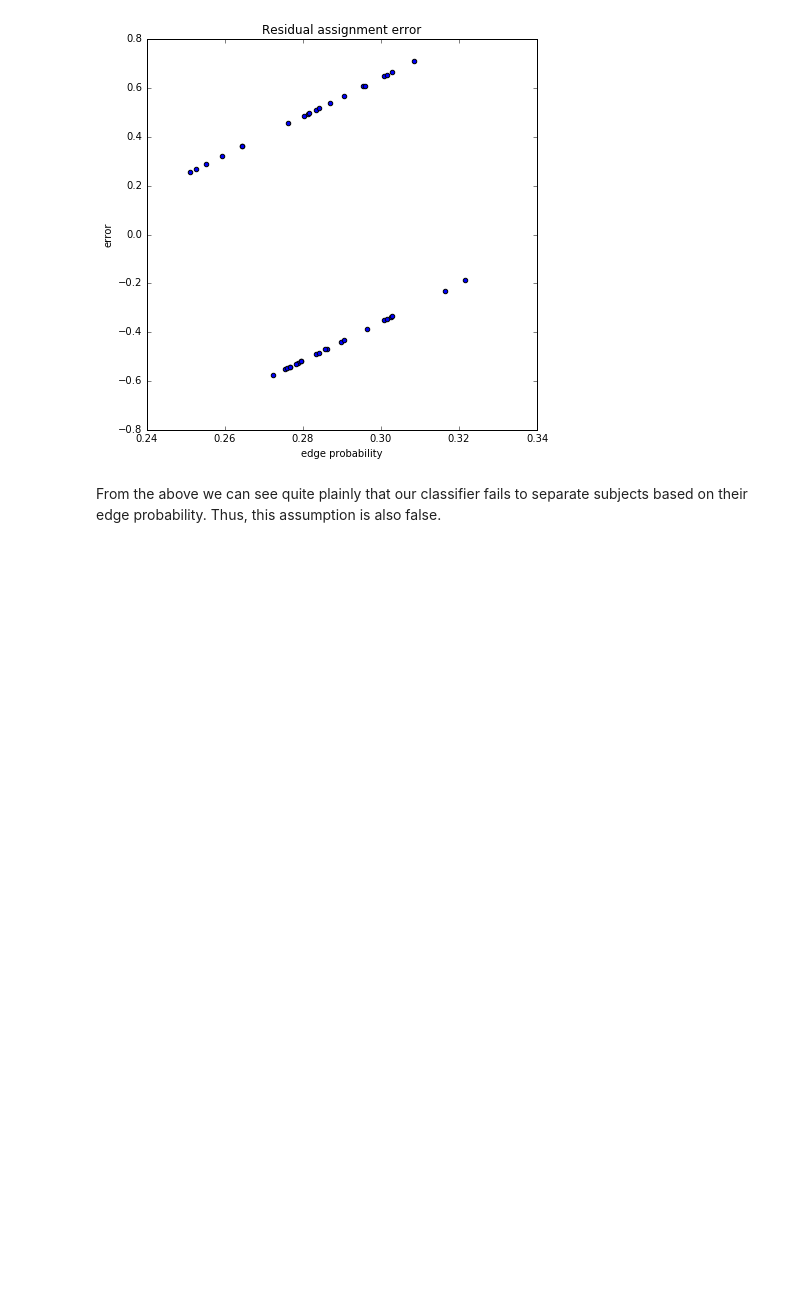
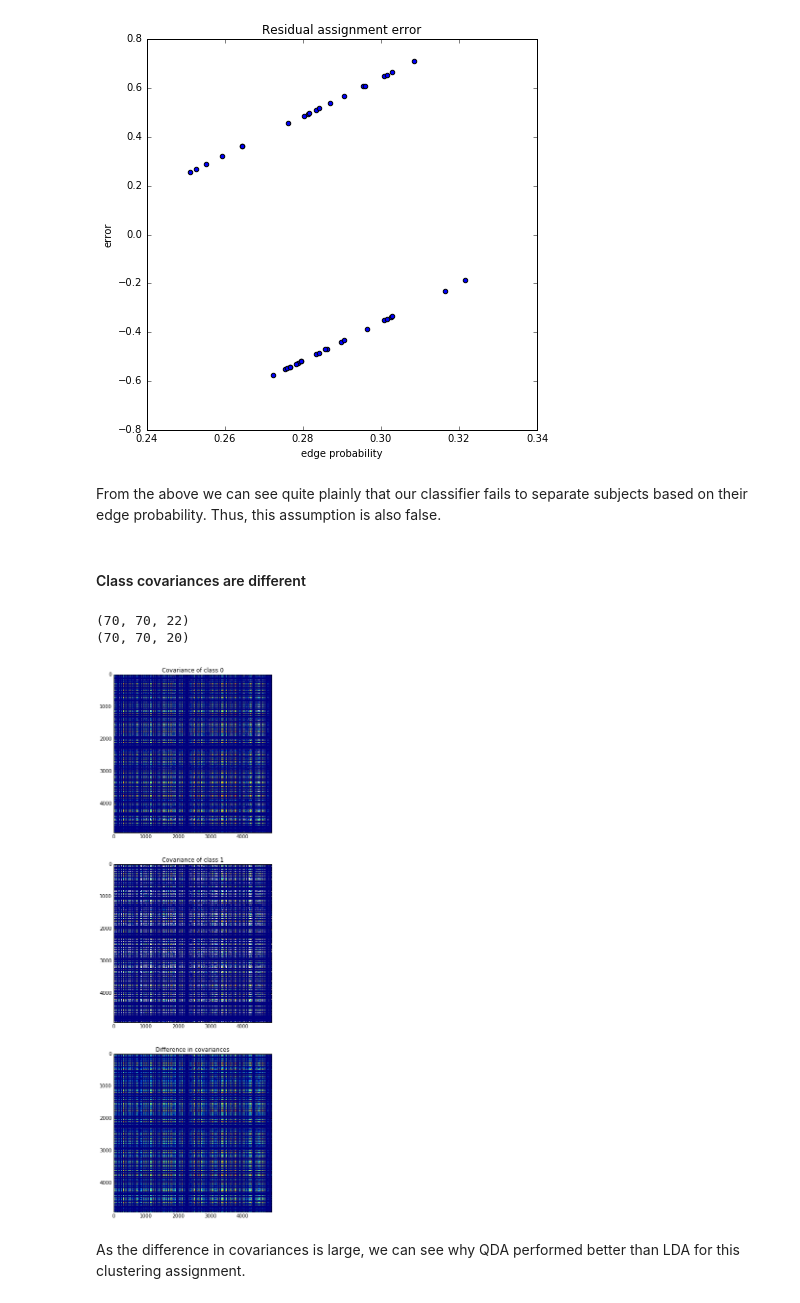
Before and after one commit to Upward-Spiral-Science/TA, a Jupyter notebook: code/test_assumptions.ipynb, the cells around one changed output. Cells and saved outputs as stored; diff of their text form; code cells hidden in the pictures; blank space fills up the shorter version.

```diff
--- a/code/test_assumptions.ipynb
+++ b/code/test_assumptions.ipynb
@@ -271,3 +271,46 @@ plt.show()
 [figure]
 # %% [markdown]
 From the above we can see quite plainly that our classifier fails to separate subjects based on their edge probability. Thus, this assumption is also false.
+# %% [markdown]
+#### Class covariances are different
+# %%
+g_0 = np.zeros((70, 70, sum([1 if x == 0 else 0 for x in y])))
+g_1 = np.zeros((70, 70, sum([1 if x == 1 else 0 for x in y])))
+
+c0=0
+c1=0
+for idx, val in enumerate(y):
+    if val == 0:
+        g_0[:,:,c1] = X[:,:,idx]
+        c0 += 1
+    else:
+        g_1[:,:,c1] = X[:,:,idx]
+        c1 +=1
+print g_0.shape
+print g_1.shape
+
+vect_0 = np.reshape(g_0, (g_0.shape[0]**2, g_0.shape[2]))
+covar_0 = np.cov(vect_0)
+vect_1 = np.reshape(g_1, (g_1.shape[0]**2, g_1.shape[2]))
+covar_1 = np.cov(vect_1)
+
+plt.figure(figsize=(10,20))
+plt.subplot(311)
+plt.imshow(np.log(covar_0+1))
+plt.clim([0, np.log(np.max(np.max(covar_0)))])
+plt.title('Covariance of class 0')
+plt.subplot(312)
+plt.imshow(np.log(covar_1+1))
+plt.clim([0, np.log(np.max(np.max(covar_0)))])
+plt.title('Covariance of class 1')
+plt.subplot(313)
+plt.imshow(np.log(abs(covar_1 - covar_0 +1)))
+plt.clim([0, np.log(np.max(np.max(covar_0)))])
+plt.title('Difference in covariances')
+plt.show()
+# %% [output]
+(70, 70, 22)
+(70, 70, 20)
+[figure, added]
+# %% [markdown]
+As the difference in covariances is large, we can see why QDA performed better than LDA for this clustering assignment.
```
Also changed, not shown: parts of 1 cell of this notebook, 1 other file.
